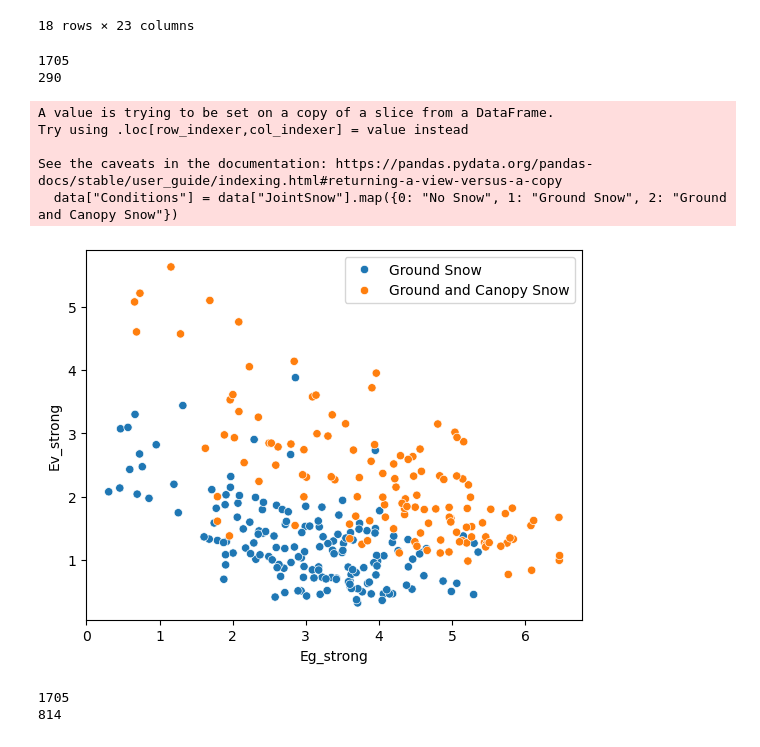
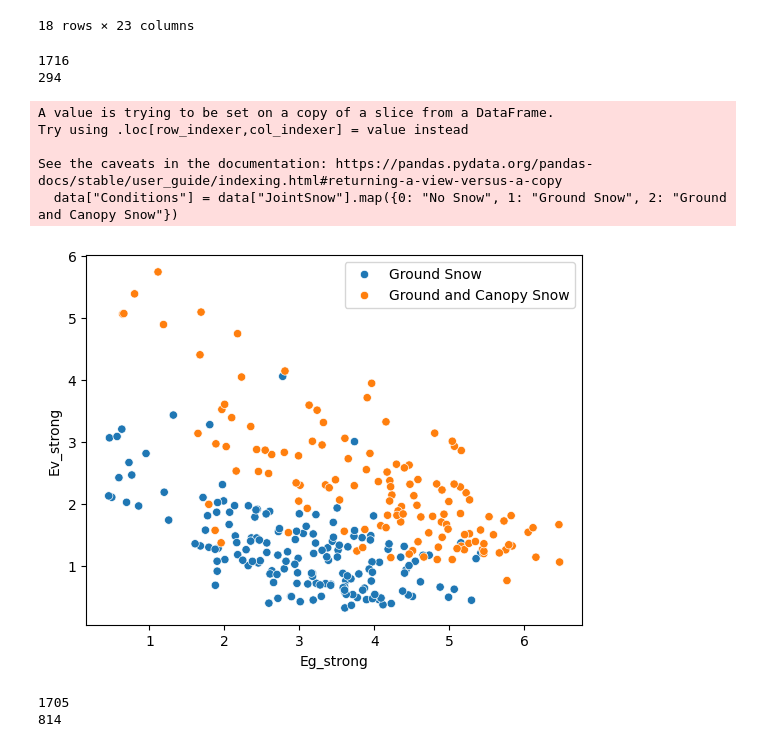
Before and after one commit to thomaslaraia/Snowstradamus, a Jupyter notebook: FSC_dataframe_analysis_80m_OG.ipynb, the cells around one changed output. Cells and saved outputs as stored; diff of their text form; code cells hidden in the pictures.

```diff
--- a/FSC_dataframe_analysis_80m_OG.ipynb
+++ b/FSC_dataframe_analysis_80m_OG.ipynb
@@ -15,7 +15,7 @@ df.pg.mean()
 from scripts.parallel_blocks import *
 import pandas as pd
 
-df_ = pd.read_pickle('dataset_lcforest_LOF_bin15_th3_80m_1kmsmallbox_noprior_ta_v7.pkl')
+df_ = pd.read_pickle('dataset_lcforest_noLOF_bin15_th3_80m_1kmsmallbox_noprior_ta_wc1_v7.pkl')
 
 # Create a column to fill later
 df_['outlier'] = np.nan
@@ -106,7 +106,7 @@ from scripts.imports import *
 
 dq = [29]
 for i, filename in enumerate(['no']):
-    df = pd.read_pickle(f'dataset_lcforest_{filename}LOF_bin15_th3_80m_1kmsmallbox_noprior_ta_dw1_v7.pkl')
+    df = pd.read_pickle(f'dataset_lcforest_{filename}LOF_bin15_th3_80m_1kmsmallbox_noprior_ta_wc1_v7.pkl')
     # df = pd.read_pickle('dataset_lcforest_LOF10_bin30_th3_1km_noprior_ta.pkl')
 
     # df = df_.copy()
@@ -187,36 +187,36 @@ for i, filename in enumerate(['no']):
     # plt.figure()
     # sns.scatterplot(data = data.sort_values('JointSnow'), x='pg', y='pvpg', hue='Conditions')#, size='data_quantity')
     # plt.xlabel('estimated pg')
     # plt.ylabel('estimated pv/pg')
     # # plt.xlim(0,20)
     # # plt.ylim(0,20)
     # plt.legend(loc='best')
     # plt.show()
 
     plt.figure()
     sns.scatterplot(data = data.sort_values('JointSnow'), x='Eg_strong', y='Ev_strong', hue='Conditions')#, size='data_quantity')
     # sns.scatterplot(data = data.sort_values('JointSnow'), x='pvpg', y='pv', hue='Conditions')
     # plt.xscale('log')
     # plt.xlabel('Median Ground Radiometry')
     # plt.ylabel('Median Canopy Radiometry')
     # plt.xlim(0,20)
     # plt.ylim(0,20)
     # plt.plot([2.5,0],[0,2.5],'r--') #LOF10_bin20 570 points
     # plt.plot([2.5,0],[0,2.5],'r--') #LOF10_bin30 596 points
     plt.legend(loc='best')
     plt.show()
     # plt.savefig('./images/600dpi/binary_distribution.png', dpi=600)
 
 # data[(data['forest_type']=='closed')&(data['camera']=='varrio')] #glees, ojk, oregon, torgnon, varrio
 # %% [output]
-1705
-290
+1716
+294
 A value is trying to be set on a copy of a slice from a DataFrame.
 Try using .loc[row_indexer,col_indexer] = value instead
 
 See the caveats in the documentation: https://pandas.pydata.org/pandas-docs/stable/user_guide/indexing.html#returning-a-view-versus-a-copy
   data["Conditions"] = data["JointSnow"].map({0: "No Snow", 1: "Ground Snow", 2: "Ground and Canopy Snow"})
-[figure, old version]
+[figure, new version]
 # %%
 from scripts.imports import *
 
```
Also changed, not shown: parts of 1 cell of this notebook, 1 other file.
